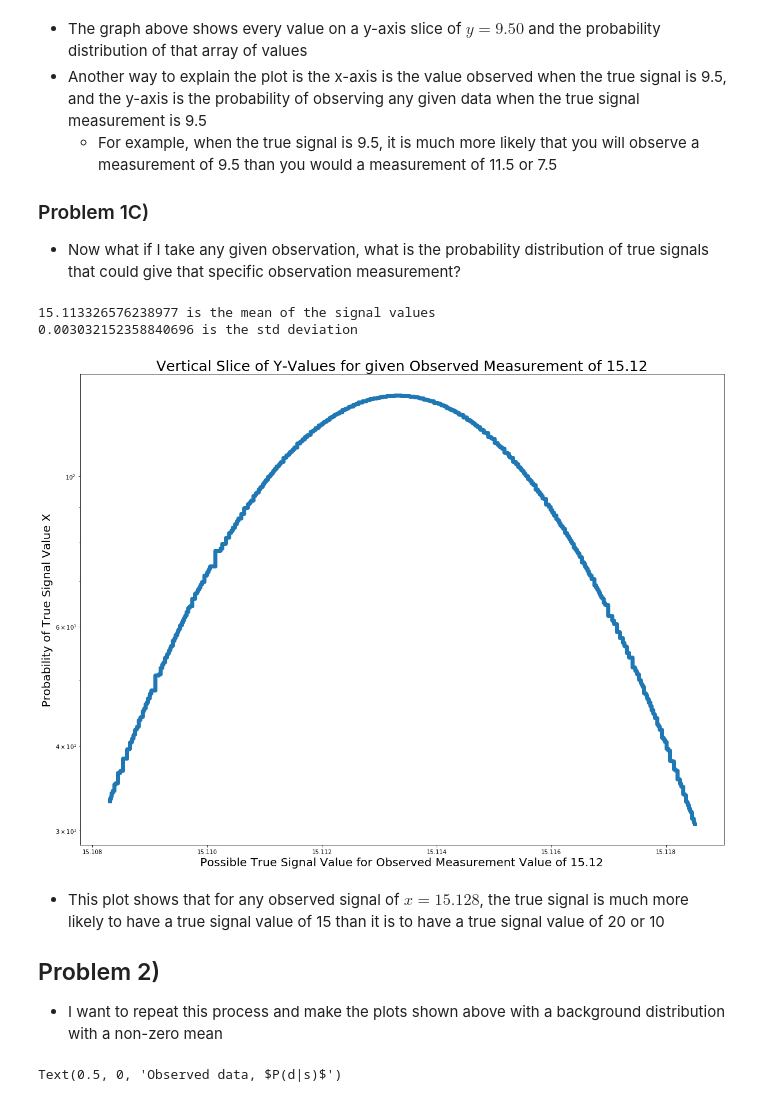
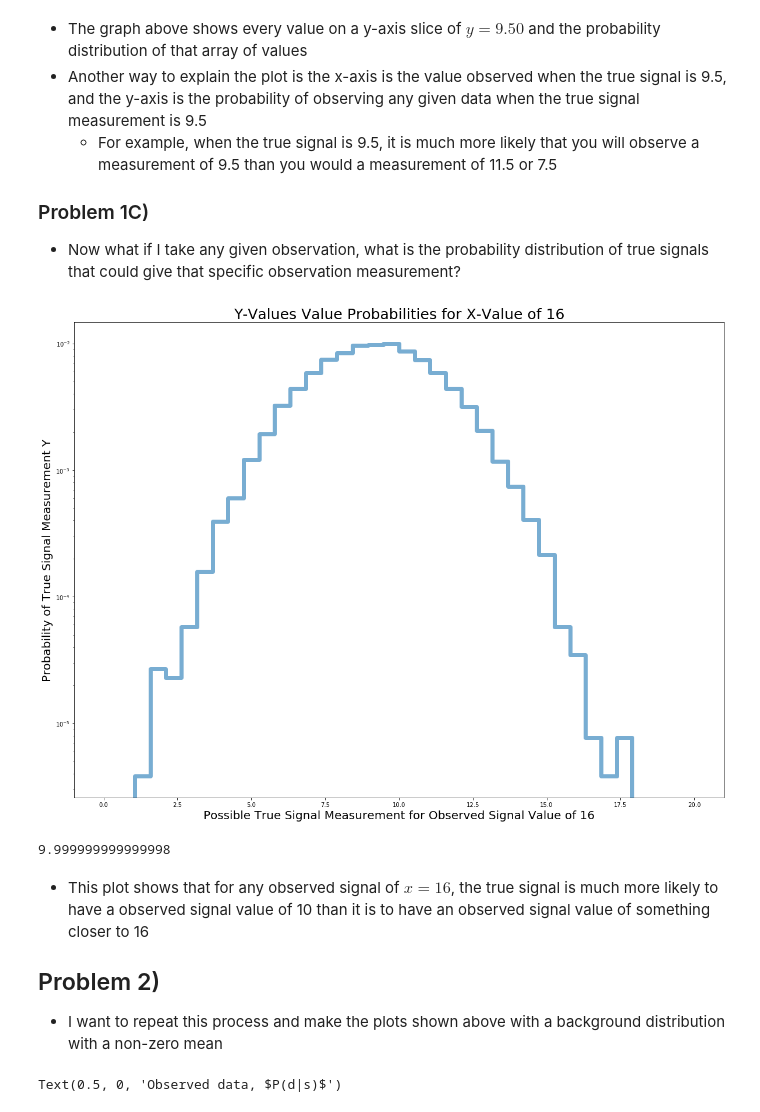
Before and after one commit to jbc1216/434-Portfolio, a Jupyter notebook: FinchCarr_HW05.ipynb, the cells around one changed output. Drawn from its saved outputs; the diff is of its cells as text; code cells hidden in the pictures.

```diff
--- a/FinchCarr_HW05.ipynb
+++ b/FinchCarr_HW05.ipynb
@@ -90,35 +97,26 @@ plt.show()
   - For example, when the true signal is 9.5, it is much more likely that you will observe  a measurement of 9.5 than you would a measurement of 11.5 or 7.5
 ### Problem 1C)
 - Now what if I take any given observation, what is the probability distribution of true signals that could give that specific observation measurement?
-# %%
-signalS = np.sort(signal)
-dataS = np.sort(data)
-xslice = []
-for i in range(len(data)):
-    if dataS[i] >= 15.12 and dataS[i] <= 15.13:
-        xslice.append(signalS[i])
-
-# The loop creates an array that graphically is a horizontal slice at a
-# y-value of 12, and finds every value in the observed data that could be
-# observed if the true signal is 12.
-
-#print(np.sort(xslice[0::10])) # Sampled (every tenth) values of signal distribution
-print(f'{np.mean(xslice)} is the mean of the signal values') # Mean signal value for this observed data slice
-print(f'{np.std(xslice)} is the std deviation') # Std Deviation for plotting purposes of the pdf
-
-fig, ax = plt.subplots(1,1)
-plt.yscale('log')
-plt.xlabel('Possible True Signal Value for Observed Measurement Value of 15.12', size=20)
-plt.ylabel('Probability of True Signal Value X', size=20)
-plt.title('Vertical Slice of Y-Values for given Observed Measurement of 15.12', size=25)
-ax.step(np.sort(xslice), stats.norm.pdf(xslice, loc=np.mean(xslice), scale=np.std(xslice)), where='mid', linewidth=7)
-plt.show()
-# %% [output]
-15.113326576238977 is the mean of the signal values
-0.003032152358840696 is the std deviation
-[figure, removed]
+# %%
+dataedges = np.linspace(-7,28, 67)
+
+# Find the y-axis pdf distribution associated with the 19th value in the y-axis array portion of the 2D Histogram above
+xsliceA = Psd[32,:]
+signaledges = np.linspace(0,20,39)
+
+fig, ax = plt.subplots(1,1)
+plt.yscale('log')
+plt.xlabel('Possible True Signal Measurement for Observed Signal Value of 16', size=20)
+plt.ylabel('Probability of True Signal Measurement Y', size=20)
+plt.title('Y-Values Value Probabilities for X-Value of 16', size=25)
+ax.step(signaledges, xsliceA, alpha=0.6, linewidth=7)
+plt.show()
+print(signaledges.mean())
+# %% [output]
+[figure, added]
+9.999999999999998
 # %% [markdown]
-- This plot shows that for any observed signal of $x=15.128$, the true signal is much more likely to have a true signal value of 15 than it is to have a true signal value of 20 or 10
+- This plot shows that for any observed signal of $x=16$, the true signal is much more likely to have a observed signal value of 10 than it is to have an observed signal value of something closer to 16
 ## Problem 2)
 - I want to repeat this process and make the plots shown above with a background distribution with a non-zero mean
 # %%
```
Also changed, not shown: parts of 10 cells of this notebook.
